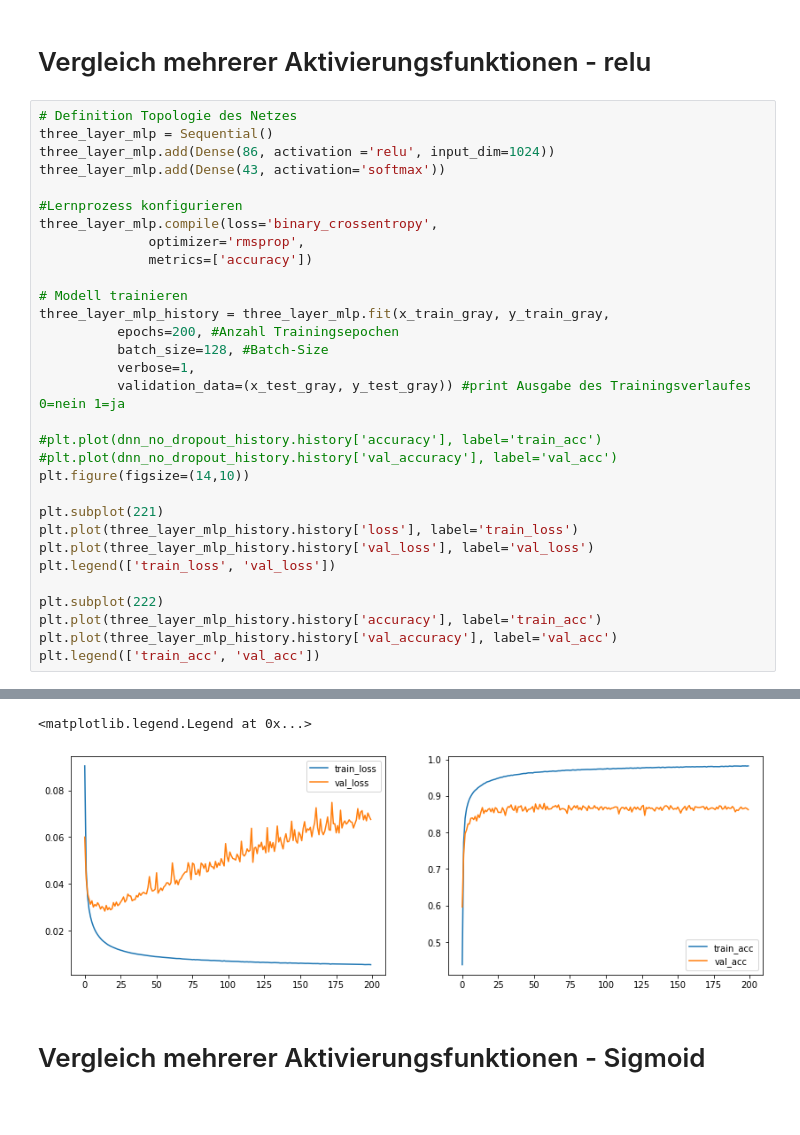
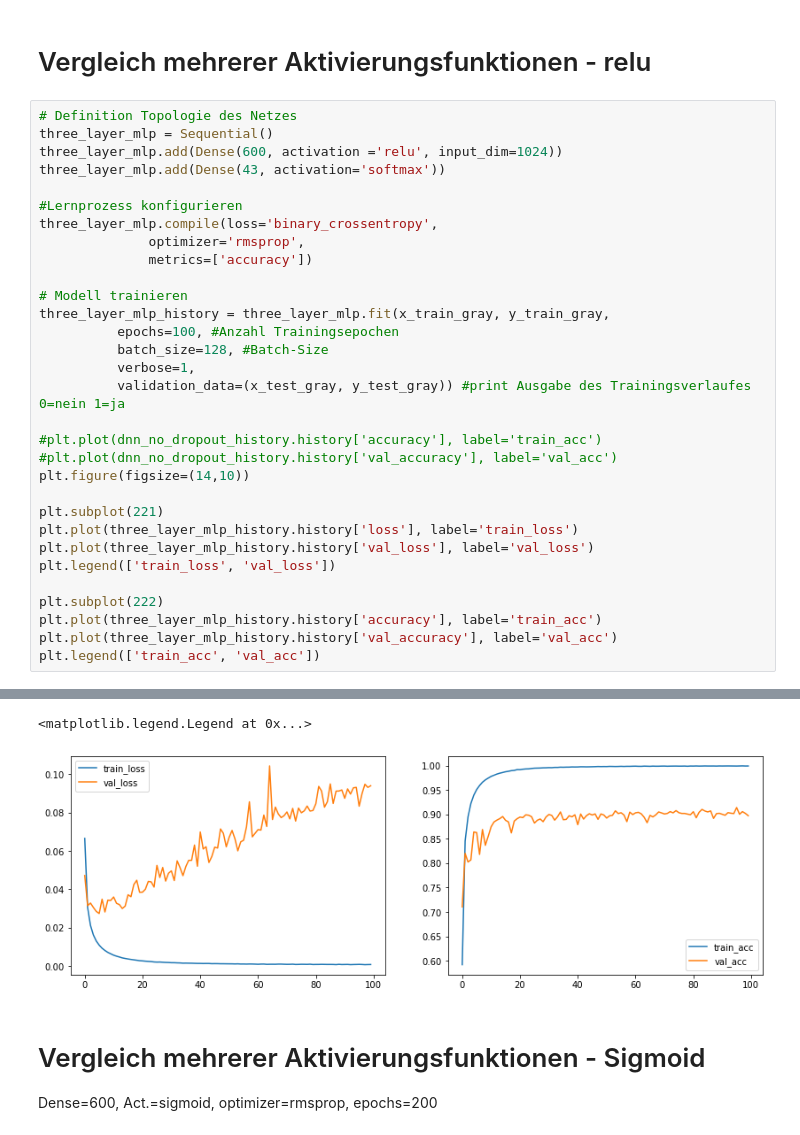
Before and after one commit to nmaaiken/neuro_modularbeit, a Jupyter notebook: 3_Layer_MLP.ipynb, the cells around one changed output, grey strips where cells are left out. Drawn from its saved outputs; the diff is of its cells as text.

Commit message:
Dropouttraining + Sigmoid in versch. Dense + Epochs -> early stopping implementieren!

```diff
--- a/3_Layer_MLP.ipynb
+++ b/3_Layer_MLP.ipynb
@@ -287,7 +395,7 @@ Epoch 120/120
 # %%
 # Definition Topologie des Netzes
 three_layer_mlp = Sequential()
-three_layer_mlp.add(Dense(86, activation ='relu', input_dim=1024))
+three_layer_mlp.add(Dense(600, activation ='relu', input_dim=1024))
 three_layer_mlp.add(Dense(43, activation='softmax'))
 
 #Lernprozess konfigurieren
@@ -297,7 +405,7 @@ three_layer_mlp.compile(loss='binary_crossentropy',
 
 # Modell trainieren
 three_layer_mlp_history = three_layer_mlp.fit(x_train_gray, y_train_gray,
-          epochs=200, #Anzahl Trainingsepochen
+          epochs=100, #Anzahl Trainingsepochen
           batch_size=128, #Batch-Size
           verbose=1,
           validation_data=(x_test_gray, y_test_gray)) #print Ausgabe des Trainingsverlaufes 0=nein 1=ja
@@ -336,7 +444,9 @@ Epoch 200/200
 <matplotlib.legend.Legend at 0x...>
-[figure, old version]
+[figure, new version]
 # %% [markdown]
 # Vergleich mehrerer Aktivierungsfunktionen - Sigmoid
+
+Dense=600, Act.=sigmoid, optimizer=rmsprop, epochs=200
 # %%
 # Definition Topologie des Netzes
 three_layer_mlp = Sequential()
```
Also changed, not shown: parts of 28 cells of this notebook.
